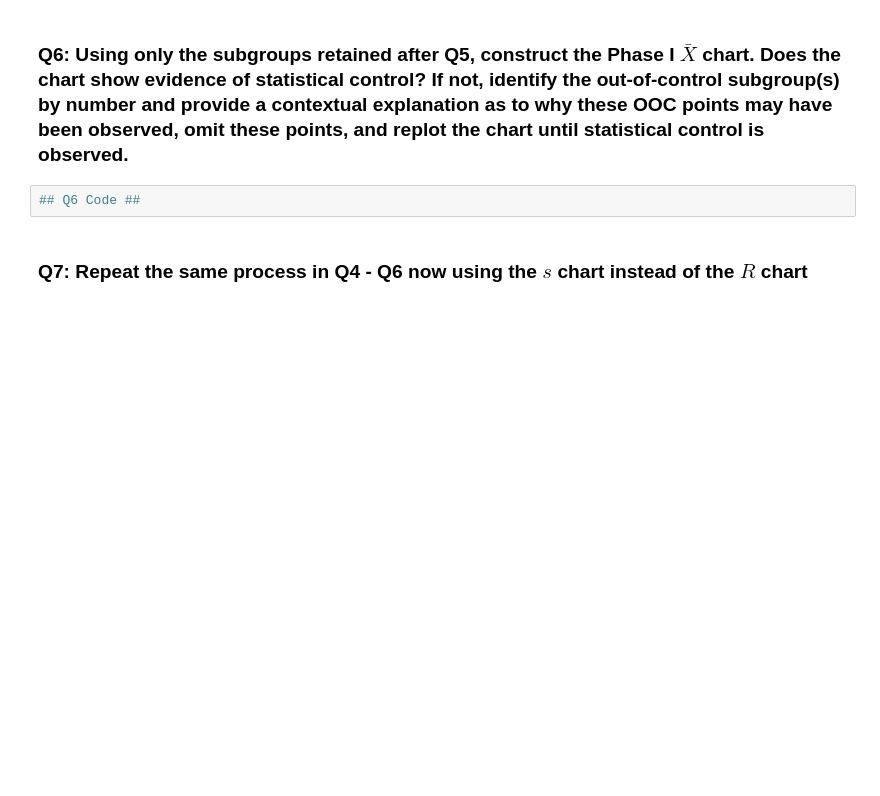
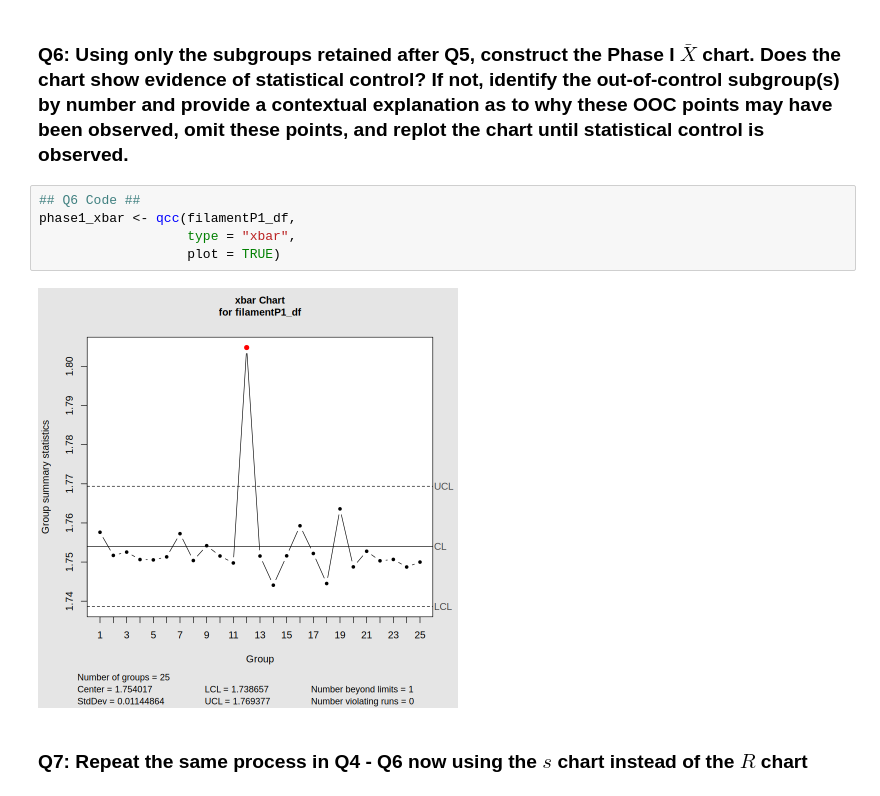
Before and after one commit to tchoud227/STAT-7110-Quality-Control, a Jupyter notebook: Assignments/HW1/STAT-7110-HW1.ipynb, the cells around one changed output. Cells and saved outputs as stored; diff of their text form; blank space fills up the shorter version.

```diff
--- a/Assignments/HW1/STAT-7110-HW1.ipynb
+++ b/Assignments/HW1/STAT-7110-HW1.ipynb
@@ -123,6 +152,11 @@ phase1_r <- qcc(filamentP1_df |> select(-"Subgroup"),
 ### Q6: Using only the subgroups retained after Q5, construct the Phase I $\bar{X}$ chart. Does the chart show evidence of statistical control? If not, identify the out-of-control subgroup(s) by number and provide a contextual explanation as to why these OOC points may have been observed, omit these points, and replot the chart until statistical control is observed.
 # %%
 ## Q6 Code ##
+phase1_xbar <- qcc(filamentP1_df,
+                   type = "xbar",
+                   plot = TRUE)
+# %% [output]
+[figure, added]
 # %% [markdown]
 ### Q7: Repeat the same process in Q4 - Q6 now using the $s$ chart instead of the $R$ chart
 # %%
```
Also changed, not shown: parts of 3 cells of this notebook.
